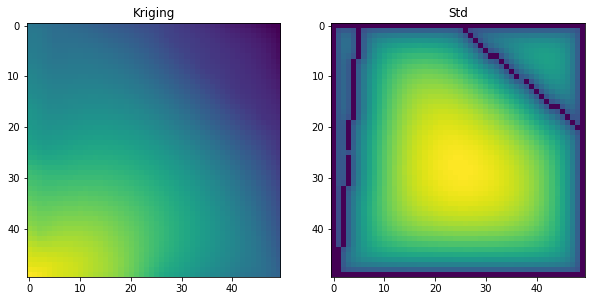
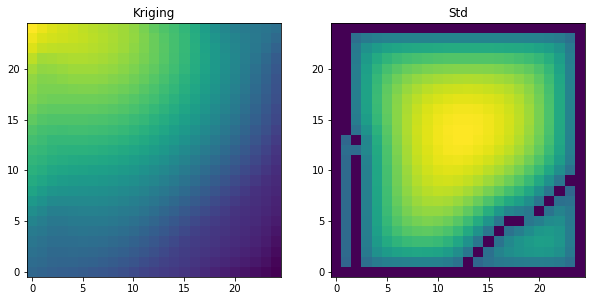
The notebook cell's code change between the first figure and the second:
--- before
+++ after
@@ -1,9 +1,9 @@
 plt.subplots(1,2,figsize=(10,10))
 plt.subplot(1,2,1)
-plt.imshow(krige)
+plt.imshow(krige,origin='lower')
 plt.title('Kriging')
 
 plt.subplot(1,2,2)
-plt.imshow(krige_std)
+plt.imshow(krige_std,origin='lower')
 plt.title('Std')
 plt.show()

Commit: correction de l orientation des points sur les images